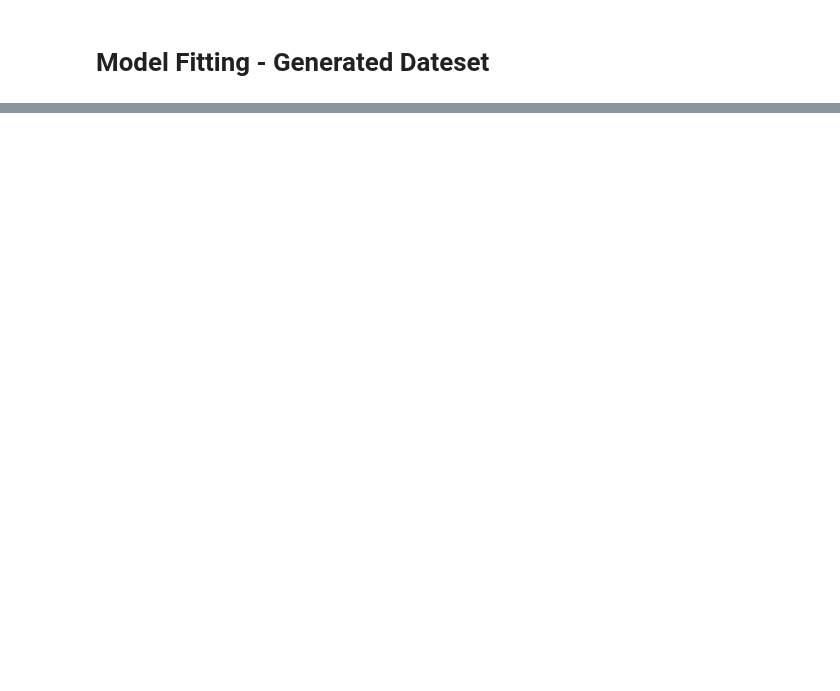
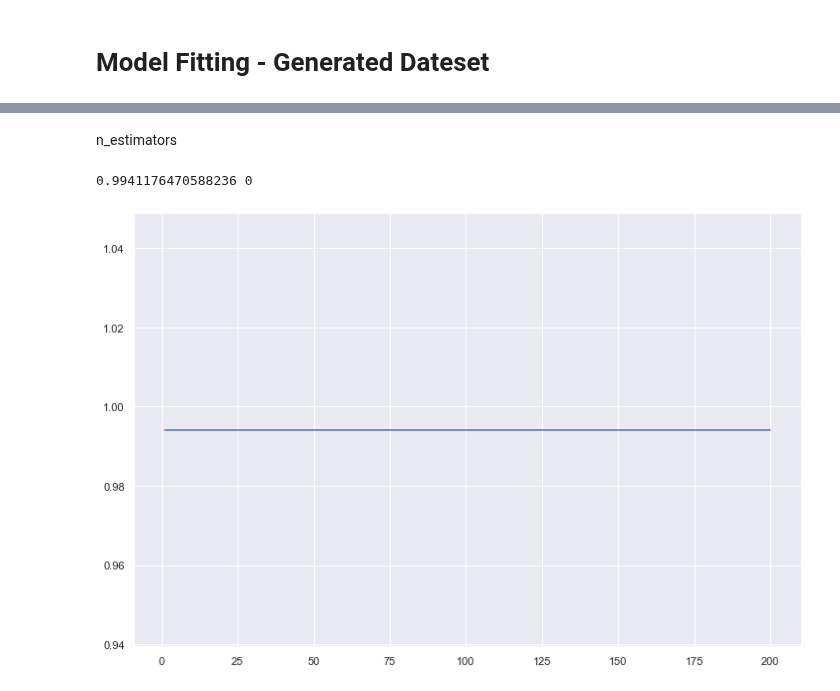
Before and after one commit to Charlene-L/CITS5553-Capstone-Project, a Jupyter notebook: ML Model/Jiaze Li/ML_tree based.ipynb, the cells around one changed output, grey strips where cells are left out. Drawn from its saved outputs; the diff is of its cells as text; code cells hidden in the pictures; blank space fills up the shorter version.

```diff
--- a/ML Model/Jiaze Li/ML_tree based.ipynb
+++ b/ML Model/Jiaze Li/ML_tree based.ipynb
@@ -284,0 +557,16 @@ X_test
+# %% [markdown]
+n_estimators
+# %%
+rfc_over = RandomForestClassifier(n_estimators=25,random_state=1)
+superpa_over = []
+for i in range(200):
+    rfc_over = RandomForestClassifier(n_estimators=i+1,n_jobs=-1,random_state=1)
+    rfc_s_over = cross_val_score(rfc,X_train_over,np.ravel(y_train_over),cv=10).mean()
+    superpa_over.append(rfc_s_over)
+print(max(superpa_over),superpa_over.index(max(superpa_over)))
+plt.figure(figsize=[12,8])
+plt.plot(range(1,201),superpa_over)
+plt.show()
+# %% [output]
+0.9941176470588236 0
+[figure, added]
```
Also changed, not shown: parts of 44 cells of this notebook, 10 other files.
